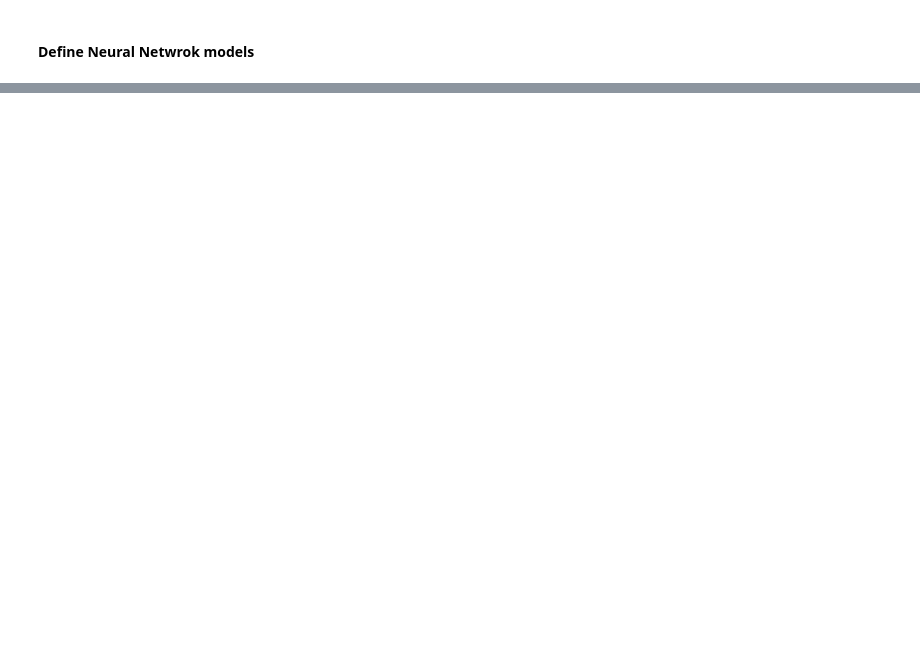
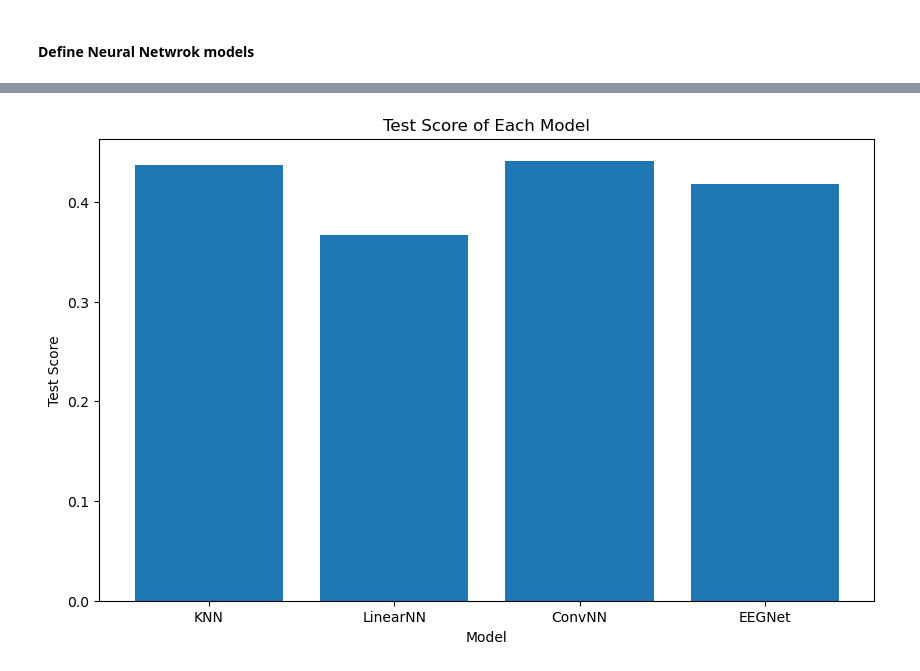
Before and after one commit to Linthevanrooij/FAIP, a Jupyter notebook: Final_project/emotion_classification/code.ipynb, the cells around one changed output, grey strips where cells are left out. Saved outputs shown, nothing was run; the diff lists cells and outputs as text; code cells hidden in the pictures; blank space fills up the shorter version.

```diff
--- a/Final_project/emotion_classification/code.ipynb
+++ b/Final_project/emotion_classification/code.ipynb
@@ -374,13 +441,13 @@ def calculate_accuracy(outputs, targets):
 from torch.utils.data import DataLoader, TensorDataset
 from torch.optim.lr_scheduler import StepLR
 
-batch_size = 32
-num_epochs = 50
+batch_size = 64
 learning_rate = 0.01
 hidden_size = 128
 
-device = torch.device('cuda' if torch.cuda.is_available() else 'cpu')   # Use GPU if available
+device = torch.device('cuda:0' if torch.cuda.is_available() else 'cpu')
 # %%
+num_epochs = 100
 # Split the data into training and validation sets
 X_train, X_val, y_train, y_val = train_test_split(xData_eeg_band, yData_enc, test_size=0.2, random_state=42)
 
@@ -393,7 +460,7 @@ val_loader = DataLoader(val_dataset, batch_size=batch_size, shuffle=False)
 # Linear Neural Network
 model_linear = LinearNeuralNet(input_size=500, hidden_size=128, num_classes=num_categories).to(device)
 optimizer_linear = optim.Adam(model_linear.parameters(), lr=learning_rate)
-scheduler_linear = StepLR(optimizer_linear, step_size=50, gamma=0.1)
+scheduler_linear = StepLR(optimizer_linear, step_size=5, gamma=0.1)
 criterion = nn.CrossEntropyLoss()
 
 print("Training LinearNN...")
@@ -439,4 +526,5 @@ plt.show()
 # %%
+num_epochs = 50
 # Split the data into training and validation sets
 X_train, X_val, y_train, y_val = train_test_split(eeg_data, yData_enc, test_size=0.2, random_state=42)
 
@@ -449,9 +537,13 @@ val_loader = DataLoader(val_dataset, batch_size=batch_size, shuffle=False)
 # Conv Neural Network
 model_conv = ConvNeuralNet(4).to(device)
 optimizer_conv = optim.Adam(model_conv.parameters(), lr=learning_rate)
-scheduler_conv = StepLR(optimizer_conv, step_size=50, gamma=0.1)
+scheduler_conv = StepLR(optimizer_conv, step_size=5, gamma=0.1)
 
 print("Training ConvNN...")
+best_val_accuracy = 0
+patience = 5
+trigger_times = 0
+
 for epoch in range(num_epochs):
     model_conv.train()
     for batch_X, batch_y in train_loader:
@@ -475,5 +567,15 @@ for epoch in range(num_epochs):
     val_loss /= len(val_loader)
     val_accuracy /= len(val_loader)
     print(f'Epoch [{epoch + 1}/{num_epochs}], Loss: {loss.item():.4f}, Val Loss: {val_loss:.4f}, Val Accuracy: {val_accuracy:.4f}, Learning Rate: {scheduler_conv.get_last_lr()[0]:.6f}')
+
+    if val_accuracy > best_val_accuracy:
+        best_val_accuracy = val_accuracy
+        trigger_times = 0
+    else:
+        trigger_times += 1
+        if trigger_times >= patience:
+            print("Early stopping due to no improvement in validation accuracy.")
+            break
+
 print("Finished training ConvNN.\n")
 test_score["ConvNN"] = val_accuracy
@@ -496,10 +611,14 @@ plt.show()
 # %%
 # EEGNet
 model_eegnet = EEGNet(32, 8064, 4, 0.5).to(device)
-optimizer_eegnet = optim.Adam(model_eegnet.parameters(), lr=learning_rate)
-scheduler_eegnet = StepLR(optimizer_eegnet, step_size=50, gamma=0.1)
+optimizer_eegnet = optim.AdamW(model_eegnet.parameters(), lr=learning_rate)
+scheduler_eegnet = StepLR(optimizer_eegnet, step_size=5, gamma=0.1)
 
 print("Training EEGNet...")
+best_val_accuracy = 0
+patience = 5
+trigger_times = 0
+
 for epoch in range(num_epochs):
     model_eegnet.train()
     for batch_X, batch_y in train_loader:
@@ -526,6 +645,16 @@ for epoch in range(num_epochs):
     val_loss /= len(val_loader)
     val_accuracy /= len(val_loader)
     print(f'Epoch [{epoch + 1}/{num_epochs}], Loss: {loss.item():.4f}, Val Loss: {val_loss:.4f}, Val Accuracy: {val_accuracy:.4f}, Learning Rate: {scheduler_eegnet.get_last_lr()[0]:.6f}')
+
+    if val_accuracy > best_val_accuracy:
+        best_val_accuracy = val_accuracy
+        trigger_times = 0
+    else:
+        trigger_times += 1
+        if trigger_times >= patience:
+            print("Early stopping due to no improvement in validation accuracy.")
+            break
+
 print("Finished training EEGNet.\n")
 test_score["EEGNet"] = val_accuracy
 
@@ -554,18 +699,20 @@ plt.show()
 # %%
 import matplotlib.pyplot as plt
 
 # Extract model names and their corresponding test scores
 model_names = list(test_score.keys())
 scores = list(test_score.values())
 
 # Create a bar plot
 plt.figure(figsize=(10, 6))
-plt.bar(model_names, scores, color=['blue', 'green', 'red'])
+plt.bar(model_names, scores)
 
 # Add title and labels
 plt.title('Test Score of Each Model')
 plt.xlabel('Model')
 plt.ylabel('Test Score')
 
 # Show the plot
 plt.show()
+# %% [output]
+[figure, added]
```
Also changed, not shown: parts of 15 cells of this notebook, 1 other file.
